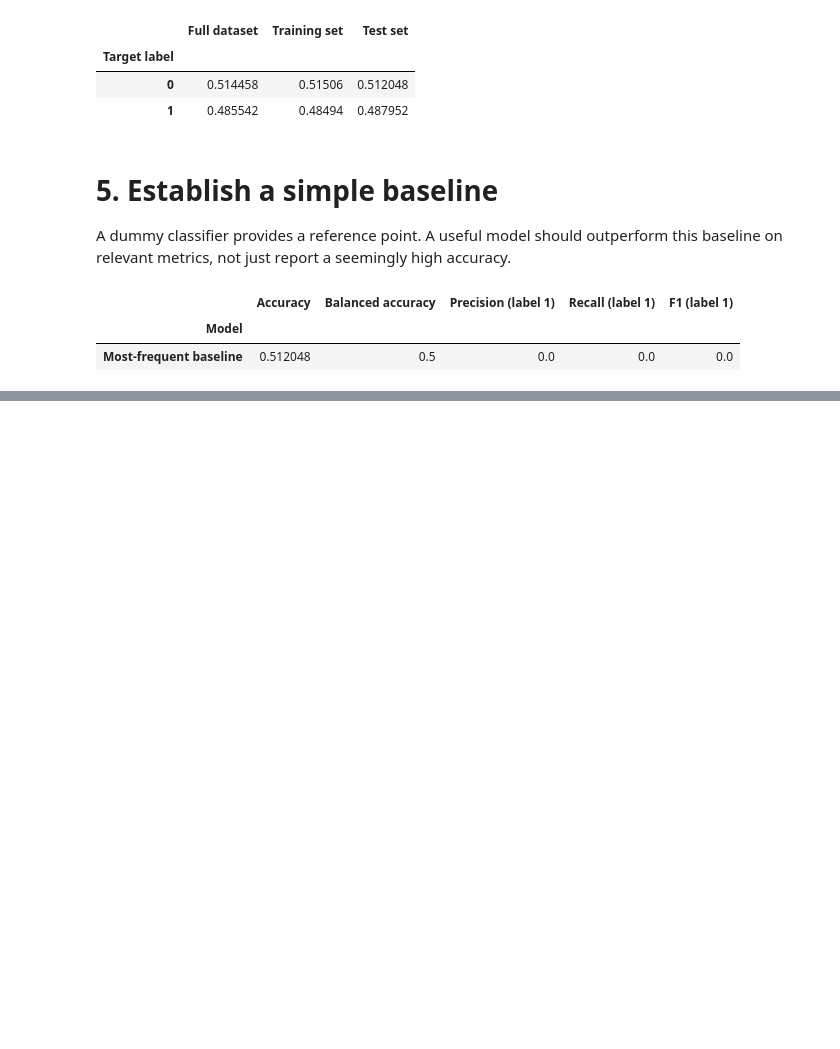
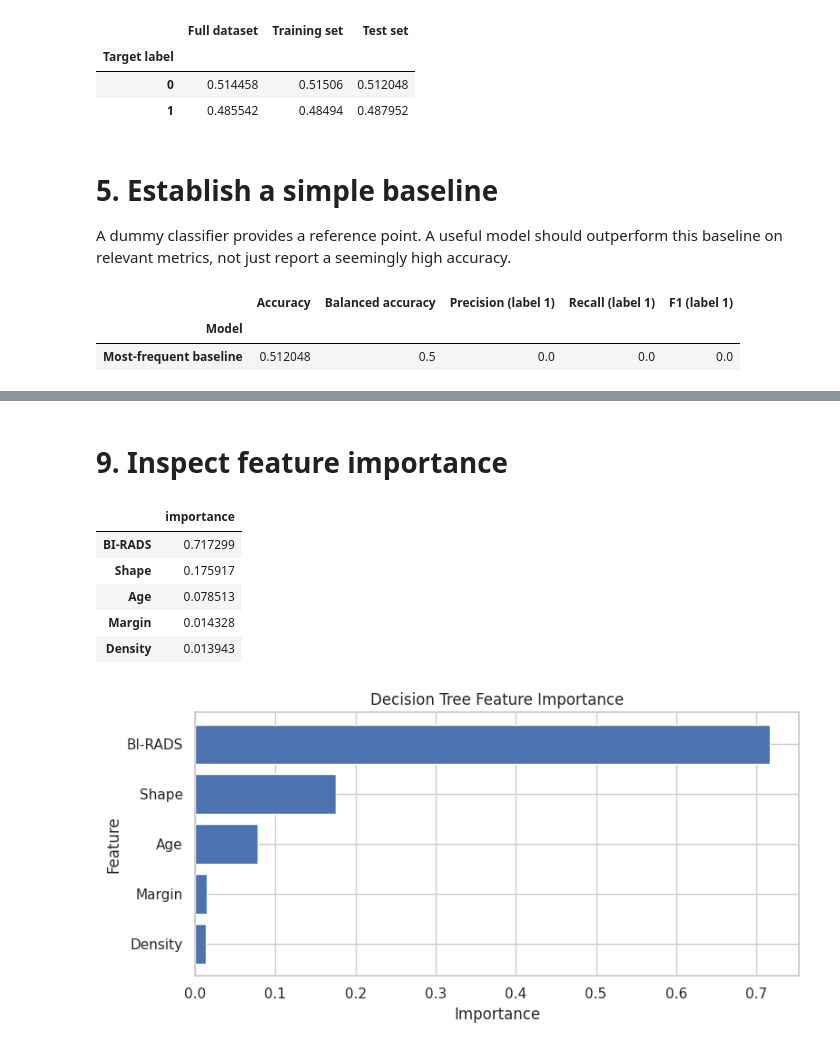
Before and after one commit to Jahura7/Mammographic_Mass_Classification_with_a_Decision_Tree, a Jupyter notebook: Mammographic_Mass_Classification_with_a_Decision_Tree.ipynb, the cells around one changed output, grey strips where cells are left out. Cells and saved outputs as stored; diff of their text form; code cells hidden in the pictures; blank space fills up the shorter version.

```diff
--- a/Mammographic_Mass_Classification_with_a_Decision_Tree.ipynb
+++ b/Mammographic_Mass_Classification_with_a_Decision_Tree.ipynb
@@ -288,0 +338,28 @@ display(pd.DataFrame([baseline_results]).set_index("Model"))
+# %%
+best_model = grid_search.best_estimator_
+
+cv_scores = cross_validate(
+    best_model,
+    X_train,
+    y_train,
+    cv=cv,
+    scoring={
+        "accuracy": "accuracy",
+        "balanced_accuracy": "balanced_accuracy",
+        "precision": "precision",
+        "recall": "recall",
+        "f1": "f1",
+        "roc_auc": "roc_auc",
+    },
+    n_jobs=-1,
+)
+
+cv_summary = pd.DataFrame({
+    metric.replace("test_", ""): [
+        np.mean(cv_scores[metric]),
+        np.std(cv_scores[metric], ddof=1),
+    ]
+    for metric in cv_scores if metric.startswith("test_")
+}, index=["Mean", "Std. deviation"]).T
+
+display(cv_summary.round(4))
@@ -288,0 +435,27 @@ display(pd.DataFrame([baseline_results]).set_index("Model"))
+# %% [markdown]
+# **9. Inspect feature importance**
+# %%
+fitted_tree = best_model.named_steps["classifier"]
+importance = pd.Series(
+    fitted_tree.feature_importances_,
+    index=feature_columns,
+    name="importance",
+).sort_values(ascending=False)
+
+display(importance.to_frame())
+
+plt.figure(figsize=(8, 4))
+plt.barh(importance.index[::-1], importance.values[::-1])
+plt.title("Decision Tree Feature Importance")
+plt.xlabel("Importance")
+plt.ylabel("Feature")
+plt.tight_layout()
+plt.show()
+# %% [output]
+|  | importance |
+| BI-RADS | 0.717299 |
+| Shape | 0.175917 |
+| Age | 0.078513 |
+| Margin | 0.014328 |
+| Density | 0.013943 |
+[figure, added]
```
Also changed, not shown: parts of 16 cells of this notebook.
